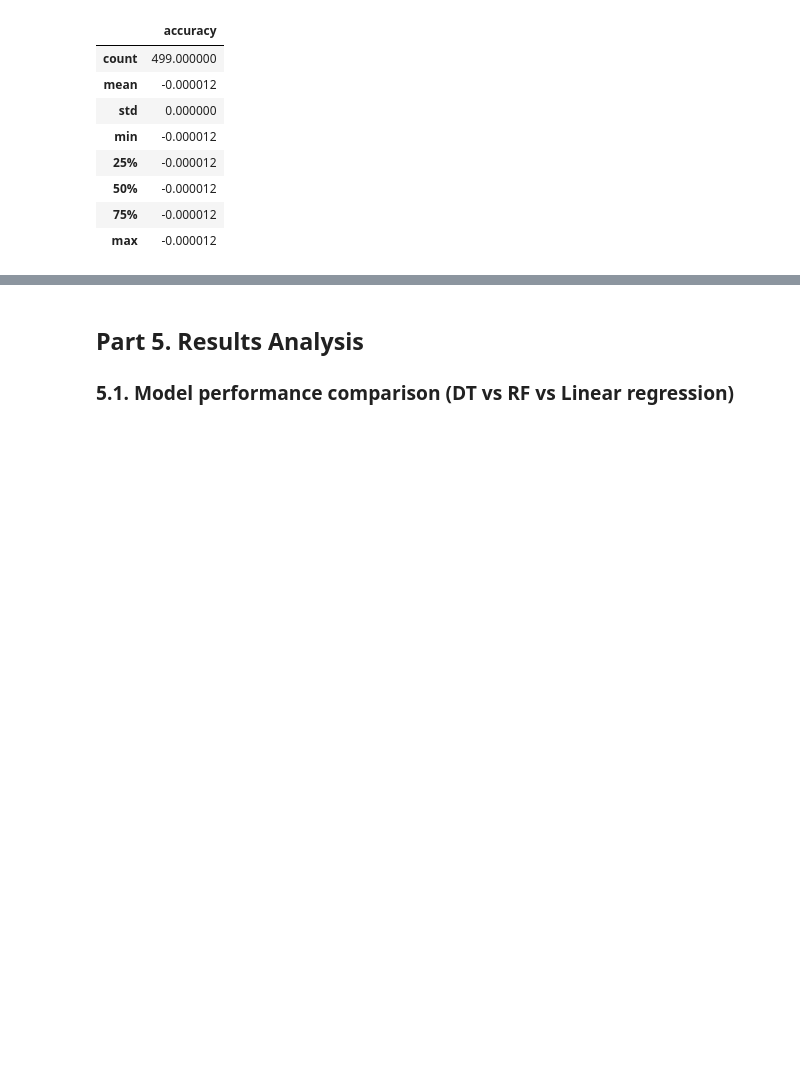
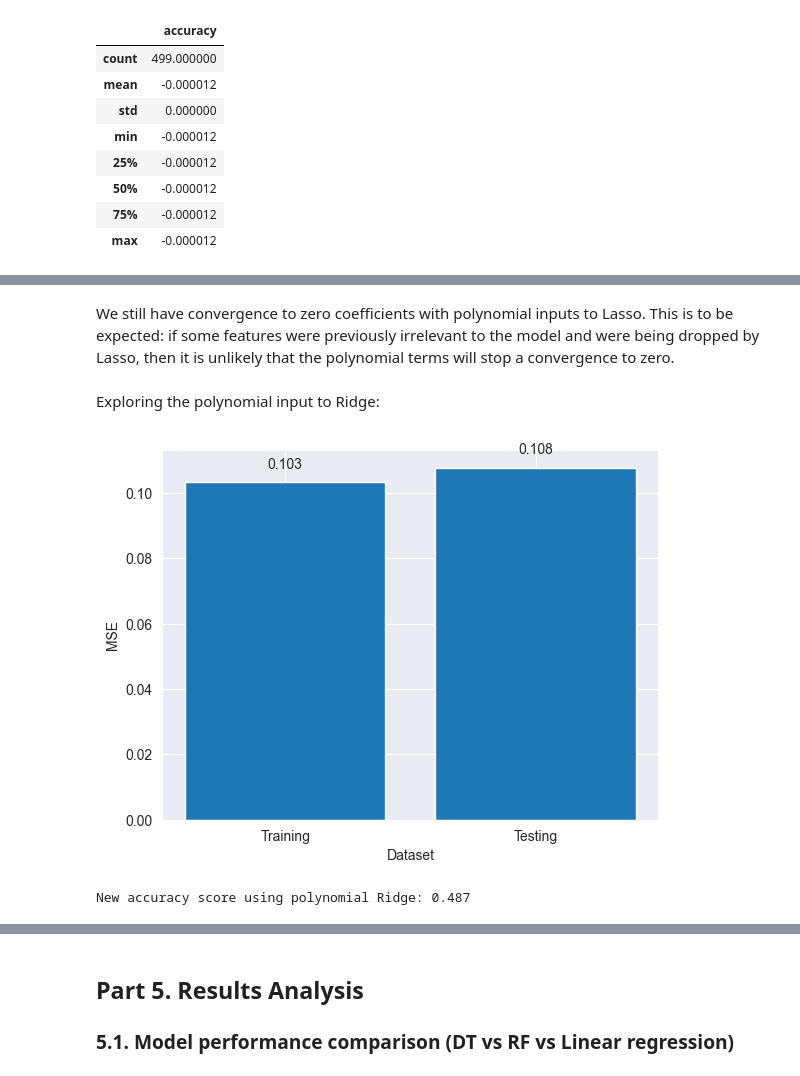
Before and after one commit to nyipuchicago/ML_project1, a Jupyter notebook: Project 1 Final.ipynb, the cells around one changed output, grey strips where cells are left out. Drawn from its saved outputs; the diff is of its cells as text; code cells hidden in the pictures; blank space fills up the shorter version.

```diff
--- a/Project 1 Final.ipynb
+++ b/Project 1 Final.ipynb
@@ -1140,0 +1245,42 @@ We started off with the default parameters: the accuracy is relatively high, but
+# %% [markdown]
+We still have convergence to zero coefficients with polynomial inputs to Lasso. This is to be expected: if some features were previously irrelevant to the model and were being dropped by Lasso, then it is unlikely that the polynomial terms will stop a convergence to zero.
+# %% [markdown]
+Exploring the polynomial input to Ridge:
+# %%
+degrees = [i for i in range(1, 11)]
+poly_l2_results_df = pd.DataFrame()
+for degree in degrees:
+    poly_reg = PolynomialFeatures(degree=degree)
+    poly_X_train = poly_reg.fit_transform(X_train)
+    poly_X_test = poly_reg.fit_transform(X_test)
+    poly_reg_l2 = Ridge(alpha=1, random_state=42)
+    poly_reg_l2.fit(poly_X_train, y_train)
+
+    # Make predictions on the training set and testing set
+    y_train_pred = poly_reg_l2.predict(poly_X_train)
+    y_test_pred = poly_reg_l2.predict(poly_X_test)
+
+    poly_ridge_accuracy = r2_score(y_test, y_test_pred)
+
+    if degree == 3:
+        # Calculate the mean squared error (MSE) for the training set and testing set
+        train_mse = mean_squared_error(y_train, y_train_pred)
+        test_mse = mean_squared_error(y_test, y_test_pred)
+
+        # Plot the MSE for the training set and testing set
+        container = plt.bar(["Training", "Testing"], [train_mse, test_mse])
+        plt.bar_label(container, labels=[round(train_mse, 3), round(test_mse, 3)], padding=8)
+        plt.xlabel("Dataset")
+        plt.ylabel("MSE")
+        plt.show()
+
+        # Print the results
+        print(f"New accuracy score using polynomial Ridge: {poly_ridge_accuracy:.3f}")
+        # print(f"Intercept: {poly_reg_l2.intercept_}")
+        # print("Coefficients: ", poly_reg_l2.coef_)
+
+    # Store results in DataFrame
+    poly_l2_results_df.loc[degree, "accuracy"] = poly_ridge_accuracy
+# %% [output]
+[figure, added]
+New accuracy score using polynomial Ridge: 0.487
```
Also changed, not shown: parts of 23 cells of this notebook.
